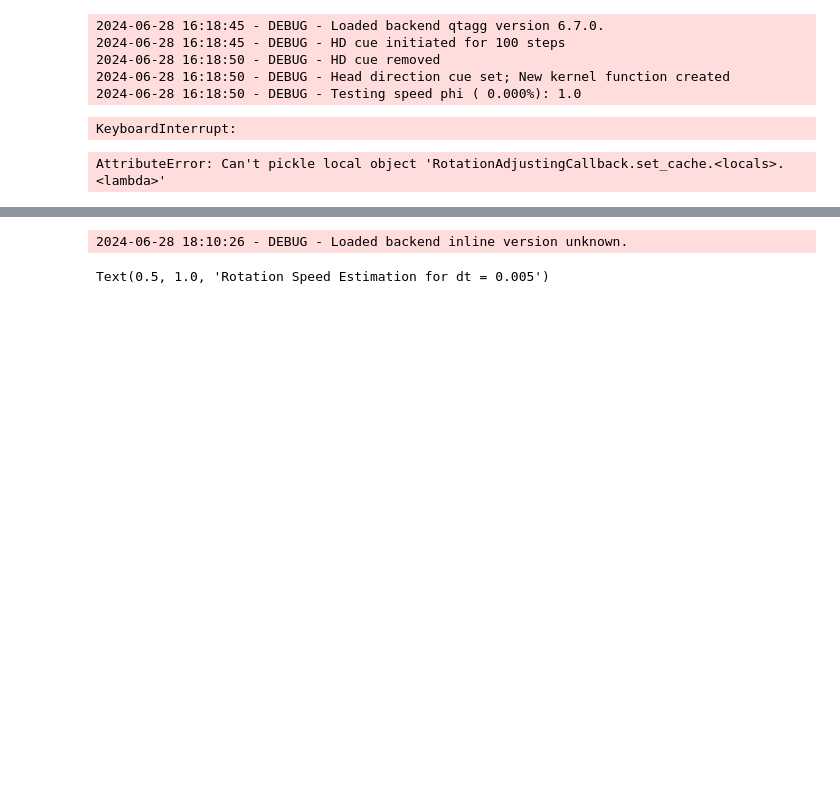
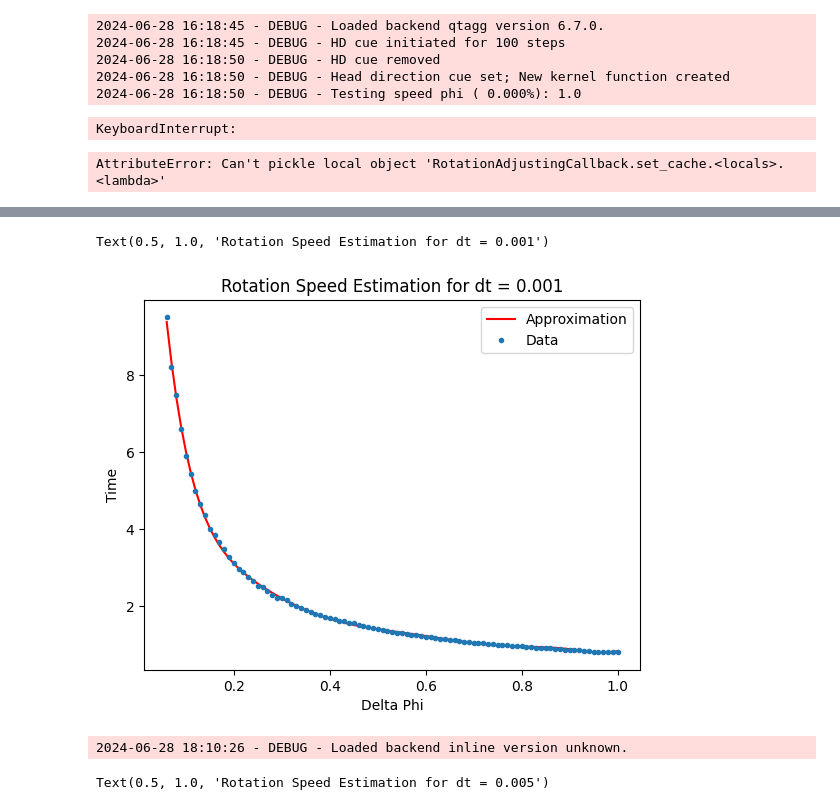
Before and after one commit to 1101AlexZab1011/SpatialMemory, a Jupyter notebook: dev/hd_pseudoattr_fit_speed_function.ipynb, the cells around one changed output, grey strips where cells are left out. Drawn from its saved outputs; the diff is of its cells as text; code cells hidden in the pictures; blank space fills up the shorter version.

```diff
--- a/dev/hd_pseudoattr_fit_speed_function.ipynb
+++ b/dev/hd_pseudoattr_fit_speed_function.ipynb
@@ -966,0 +1093,15 @@ plt.plot(vals)
+# %%
+%matplotlib inline
+phi = np.array(list(speed_dynamics.cache.rotation_log.keys()))
+vals = speed_dynamics.cache.dynamics_params.dt*np.array([len(val.time) for val in speed_dynamics.cache.rotation_log.values()])
+
+plt.plot(phi, poly_approx(phi), '-', color='r')
+plt.plot(phi, vals, '.')
+plt.xlabel('Delta Phi')
+plt.ylabel('Time')
+plt.legend([
+    'Approximation',
+    'Data',
+])
+plt.title(f'Rotation Speed Estimation for dt = {speed_dynamics.cache.dynamics_params.dt}')
+# %% [output]
@@ -967,3 +1109,5 @@ plt.plot(vals)
+Text(0.5, 1.0, 'Rotation Speed Estimation for dt = 0.001')
+[figure, added]
 # %%
 %matplotlib inline
 phi = np.array(list(speed_dynamics.cache.rotation_log.keys()))
```
Also changed, not shown: parts of 11 cells of this notebook.
